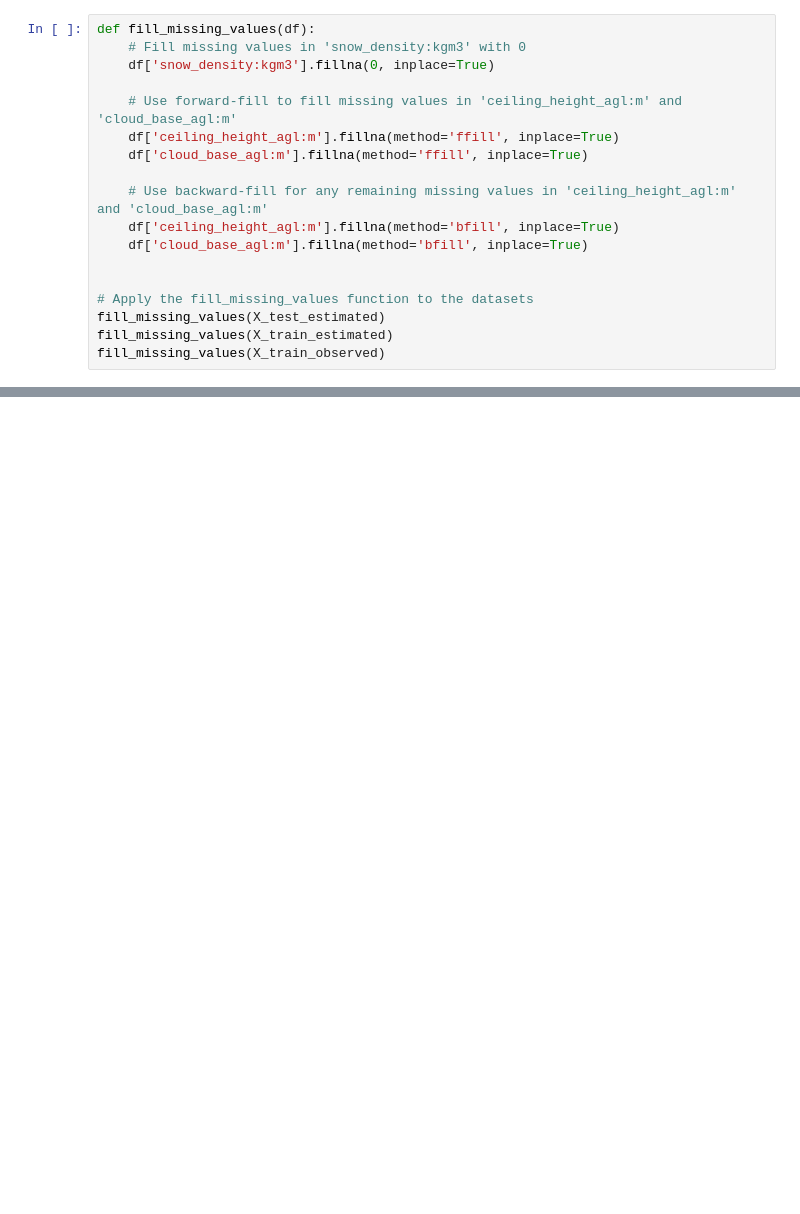
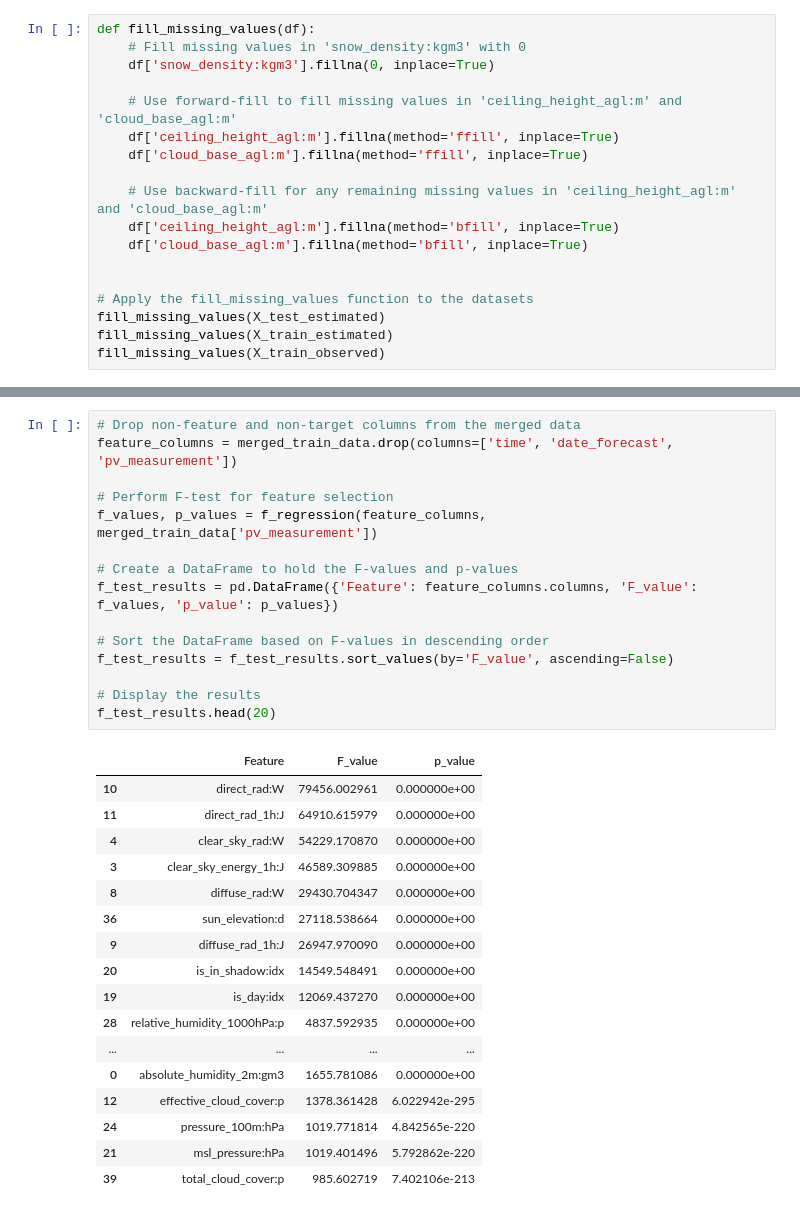
Before and after one commit to Markuski2023/MLGroupProject, a Jupyter notebook: src/EDA.ipynb, the cells around one changed output, grey strips where cells are left out. Cells and saved outputs as stored; diff of their text form; blank space fills up the shorter version.

```diff
--- a/src/EDA.ipynb
+++ b/src/EDA.ipynb
@@ -110,0 +212,33 @@ fill_missing_values(X_train_observed)
+# %%
+# Drop non-feature and non-target columns from the merged data
+feature_columns = merged_train_data.drop(columns=['time', 'date_forecast', 'pv_measurement'])
+
+# Perform F-test for feature selection
+f_values, p_values = f_regression(feature_columns, merged_train_data['pv_measurement'])
+
+# Create a DataFrame to hold the F-values and p-values
+f_test_results = pd.DataFrame({'Feature': feature_columns.columns, 'F_value': f_values, 'p_value': p_values})
+
+# Sort the DataFrame based on F-values in descending order
+f_test_results = f_test_results.sort_values(by='F_value', ascending=False)
+
+# Display the results
+f_test_results.head(20)
+# %% [output]
+|  | Feature | F_value | p_value |
+| 10 | direct_rad:W | 79456.002961 | 0.000000e+00 |
+| 11 | direct_rad_1h:J | 64910.615979 | 0.000000e+00 |
+| 4 | clear_sky_rad:W | 54229.170870 | 0.000000e+00 |
+| 3 | clear_sky_energy_1h:J | 46589.309885 | 0.000000e+00 |
+| 8 | diffuse_rad:W | 29430.704347 | 0.000000e+00 |
+| 36 | sun_elevation:d | 27118.538664 | 0.000000e+00 |
+| 9 | diffuse_rad_1h:J | 26947.970090 | 0.000000e+00 |
+| 20 | is_in_shadow:idx | 14549.548491 | 0.000000e+00 |
+| 19 | is_day:idx | 12069.437270 | 0.000000e+00 |
+| 28 | relative_humidity_1000hPa:p | 4837.592935 | 0.000000e+00 |
+| ... | ... | ... | ... |
+| 0 | absolute_humidity_2m:gm3 | 1655.781086 | 0.000000e+00 |
+| 12 | effective_cloud_cover:p | 1378.361428 | 6.022942e-295 |
+| 24 | pressure_100m:hPa | 1019.771814 | 4.842565e-220 |
+| 21 | msl_pressure:hPa | 1019.401496 | 5.792862e-220 |
+| 39 | total_cloud_cover:p | 985.602719 | 7.402106e-213 |
```
Also changed, not shown: parts of 14 cells of this notebook, 1 other file.
